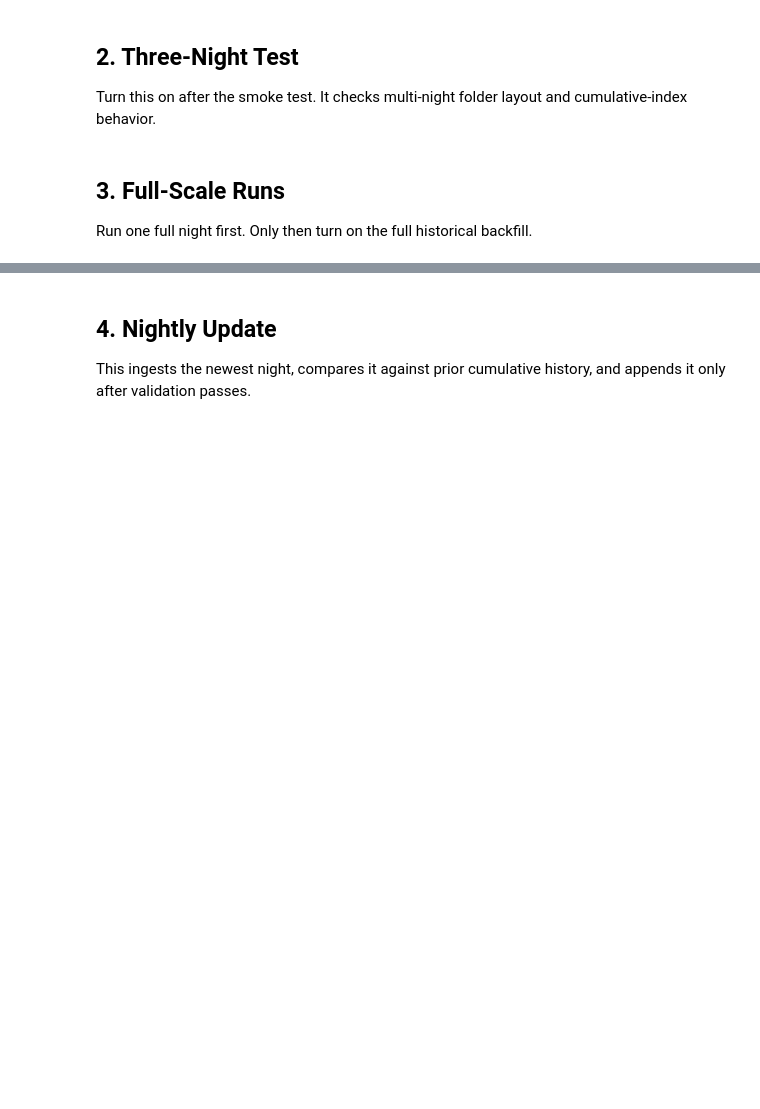
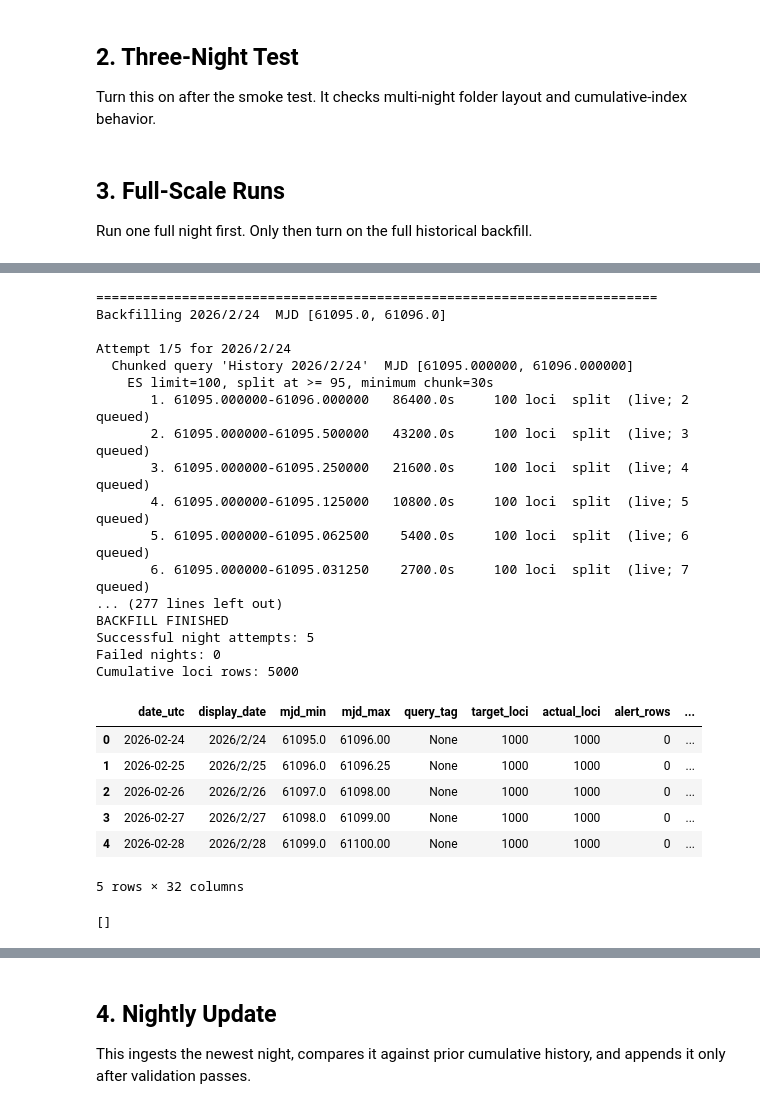
Before and after one commit to darim1151/ANTARES_Analysis, a Jupyter notebook: notebooks/historical_backfill.ipynb, the cells around one changed output, grey strips where cells are left out. Cells and saved outputs as stored; diff of their text form; code cells hidden in the pictures; blank space fills up the shorter version.

Commit message:
Update RSP ANTARES backfill notebooks

```diff
--- a/notebooks/historical_backfill.ipynb
+++ b/notebooks/historical_backfill.ipynb
@@ -49,3 +90,10 @@ print('Survey data root:', history.survey_data_root(DATA_ROOT))
 ## 1. Tiny Smoke Backfill
 
 This creates one nightly partition with a small target and skips lightcurves. Use it first to verify platform paths, manifests, parquet writing, and resume behavior.
+# %%
+from pathlib import Path
+
+DATA_ROOT = Path("/home/mdarim/ANTARES_Analysis_Data")
+DATA_ROOT.mkdir(parents=True, exist_ok=True)
+
+print("Using writable DATA_ROOT:", DATA_ROOT)
@@ -64,0 +157,5 @@ display(smoke_summary.tail())
+# %%
+loci_index, nightly_summary = history.update_cumulative_indexes(DATA_ROOT)
+
+print("Cumulative loci rows:", len(loci_index))
+display(nightly_summary.tail())
@@ -64,0 +223,5 @@ display(smoke_summary.tail())
+# %%
+loci_index, nightly_summary = history.update_cumulative_indexes(DATA_ROOT)
+
+print("Cumulative loci rows:", len(loci_index))
+display(nightly_summary.tail())
@@ -132,0 +627,44 @@ if RUN_FULL_BACKFILL:
+# %%
+result = backfill_range(
+    data_root=Path("/home/mdarim/ANTARES_Analysis_Data"),
+    mjd_start=61095.0,
+    mjd_stop=61100.0,
+    target_loci_per_night=1000,
+    fetch_lightcurves=False,
+    lsst_only=True,
+    parallel_shards=1,
+    max_retries=5,
+    max_results_per_chunk=100,
+    split_threshold=95,
+    update_indexes_each_night=False,
+    verbose=True,
+)
+
+display(result["nightly_summary"])
+result["failures"]
+# %% [output]
+========================================================================
+Backfilling 2026/2/24  MJD [61095.0, 61096.0]
+
+Attempt 1/5 for 2026/2/24
+  Chunked query 'History 2026/2/24'  MJD [61095.000000, 61096.000000]
+    ES limit=100, split at >= 95, minimum chunk=30s
+       1. 61095.000000-61096.000000   86400.0s     100 loci  split  (live; 2 queued)
+       2. 61095.000000-61095.500000   43200.0s     100 loci  split  (live; 3 queued)
+       3. 61095.000000-61095.250000   21600.0s     100 loci  split  (live; 4 queued)
+       4. 61095.000000-61095.125000   10800.0s     100 loci  split  (live; 5 queued)
+       5. 61095.000000-61095.062500    5400.0s     100 loci  split  (live; 6 queued)
+       6. 61095.000000-61095.031250    2700.0s     100 loci  split  (live; 7 queued)
+... (277 lines left out)
+BACKFILL FINISHED
+Successful night attempts: 5
+Failed nights: 0
+Cumulative loci rows: 5000
+|  | date_utc | display_date | mjd_min | mjd_max | query_tag | target_loci | actual_loci | alert_rows | ... |
+| 0 | 2026-02-24 | 2026/2/24 | 61095.0 | 61096.00 | None | 1000 | 1000 | 0 | ... |
+| 1 | 2026-02-25 | 2026/2/25 | 61096.0 | 61096.25 | None | 1000 | 1000 | 0 | ... |
+| 2 | 2026-02-26 | 2026/2/26 | 61097.0 | 61098.00 | None | 1000 | 1000 | 0 | ... |
+| 3 | 2026-02-27 | 2026/2/27 | 61098.0 | 61099.00 | None | 1000 | 1000 | 0 | ... |
+| 4 | 2026-02-28 | 2026/2/28 | 61099.0 | 61100.00 | None | 1000 | 1000 | 0 | ... |
+5 rows × 32 columns
+[]
```
Also changed, not shown: parts of 17 cells of this notebook, 2 other files.
